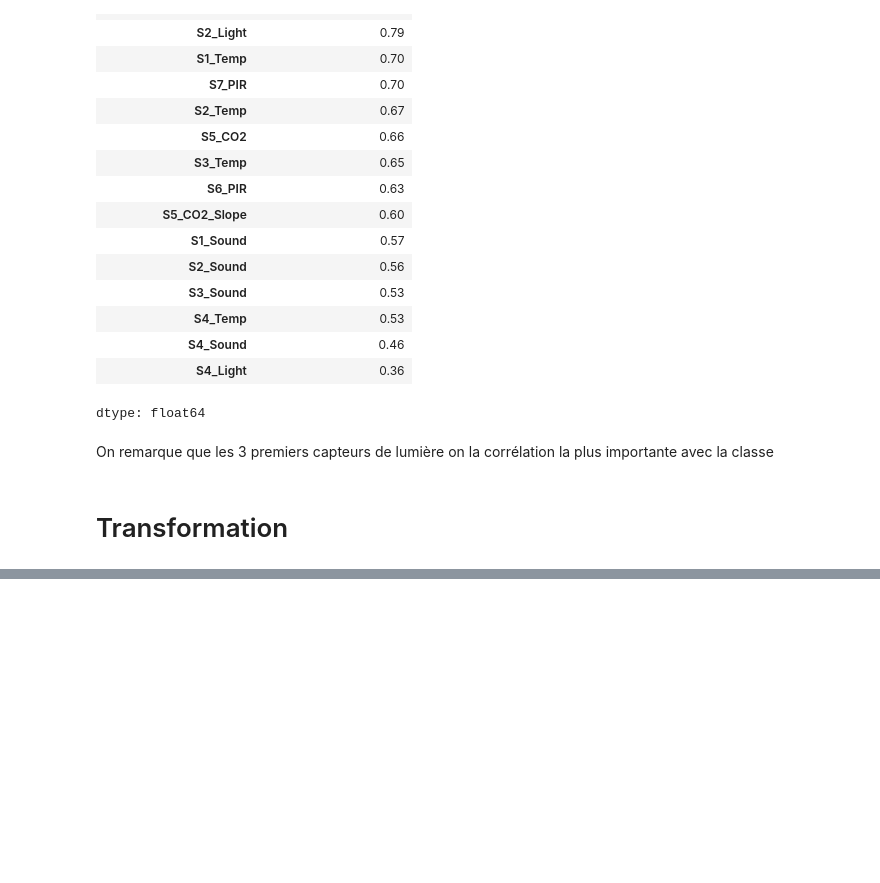
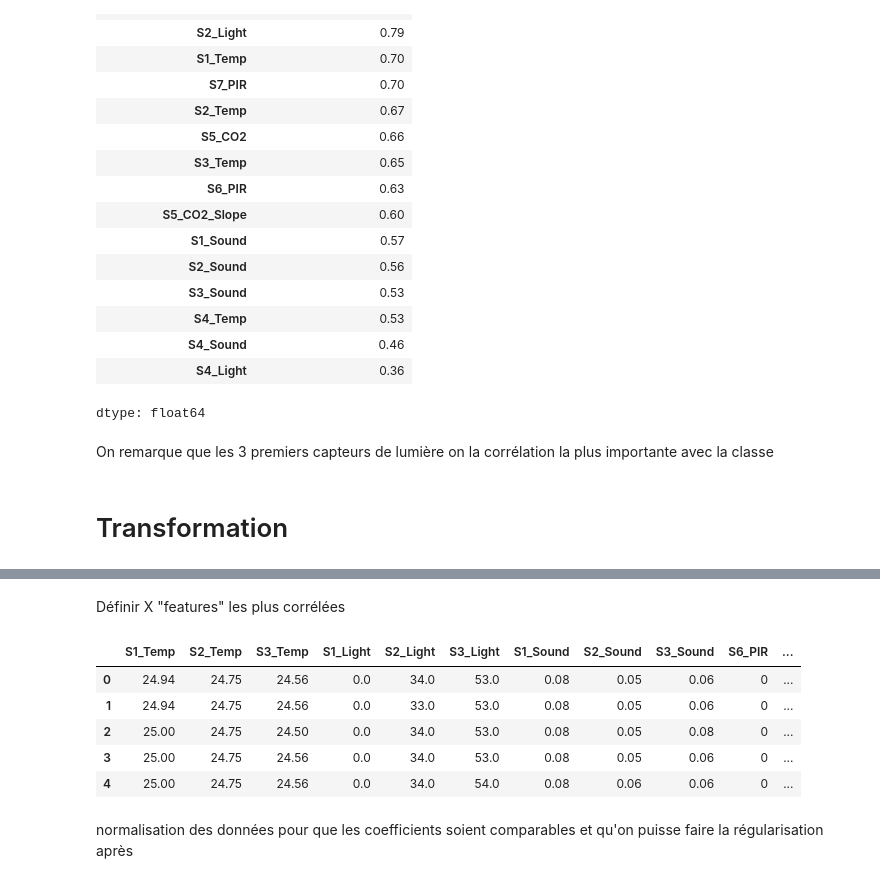
Before and after one commit to valentinedum/room_occupancy_estimation, a Jupyter notebook: notebooks/exploration.ipynb, the cells around one changed output, grey strips where cells are left out. Drawn from its saved outputs; the diff is of its cells as text; code cells hidden in the pictures; blank space fills up the shorter version.

```diff
--- a/notebooks/exploration.ipynb
+++ b/notebooks/exploration.ipynb
@@ -211,0 +298,5 @@ On remarque que les 3 premiers capteurs de lumière on la corrélation la plus i
+# %%
+
+excluded_cols = ['Room_Occupancy_Count', 'timestamp']  # tu peux en ajouter d'autres ici
+numeric_cols = df.select_dtypes(include='number').columns
+sensor_cols = [col for col in numeric_cols if col not in excluded_cols]
@@ -211,0 +334,7 @@ On remarque que les 3 premiers capteurs de lumière on la corrélation la plus i
+# %%
+cols_to_clean = [
+    'S2_Temp',
+    'S1_Light', 'S2_Light', 'S3_Light',
+    'S1_Sound', 'S2_Sound', 'S3_Sound', 'S4_Sound',
+    'S5_CO2', 'S5_CO2_Slope'
+]
@@ -211,0 +343,13 @@ On remarque que les 3 premiers capteurs de lumière on la corrélation la plus i
+# %%
+for col in cols_to_clean:
+    Q1 = df[col].quantile(0.25)
+    Q3 = df[col].quantile(0.75)
+    IQR = Q3 - Q1
+    lower_bound = Q1 - 1.5 * IQR
+    upper_bound = Q3 + 1.5 * IQR
+    median = df[col].median()
+
+    # Remplace les outliers par la médiane
+    df[col] = np.where((df[col] < lower_bound) | (df[col] > upper_bound), median, df[col])
+
+    print(f"{col} : outliers remplacés par la médiane.")
@@ -211,0 +369,30 @@ On remarque que les 3 premiers capteurs de lumière on la corrélation la plus i
+# %% [markdown]
+Définir X "features"  les plus corrélées
+# %%
+selected_features = [
+    # Température
+    'S1_Temp', 'S2_Temp', 'S3_Temp',
+
+    # Lumière (les plus corrélés)
+    'S1_Light', 'S2_Light', 'S3_Light',
+
+    # Son (modéré mais utile)
+    'S1_Sound', 'S2_Sound', 'S3_Sound',
+
+    # Mouvement
+    'S6_PIR', 'S7_PIR',
+
+    # Air
+    'S5_CO2', 'S5_CO2_Slope'
+]
+X = df[selected_features]
+X.head()
+# %% [output]
+|  | S1_Temp | S2_Temp | S3_Temp | S1_Light | S2_Light | S3_Light | S1_Sound | S2_Sound | S3_Sound | S6_PIR | ... |
+| 0 | 24.94 | 24.75 | 24.56 | 0.0 | 34.0 | 53.0 | 0.08 | 0.05 | 0.06 | 0 | ... |
+| 1 | 24.94 | 24.75 | 24.56 | 0.0 | 33.0 | 53.0 | 0.08 | 0.05 | 0.06 | 0 | ... |
+| 2 | 25.00 | 24.75 | 24.50 | 0.0 | 34.0 | 53.0 | 0.08 | 0.05 | 0.08 | 0 | ... |
+| 3 | 25.00 | 24.75 | 24.56 | 0.0 | 34.0 | 53.0 | 0.08 | 0.05 | 0.06 | 0 | ... |
+| 4 | 25.00 | 24.75 | 24.56 | 0.0 | 34.0 | 54.0 | 0.08 | 0.06 | 0.06 | 0 | ... |
+# %% [markdown]
+normalisation des données pour que les coefficients soient comparables et qu'on puisse faire la régularisation après
```
Also changed, not shown: parts of 72 cells of this notebook.
